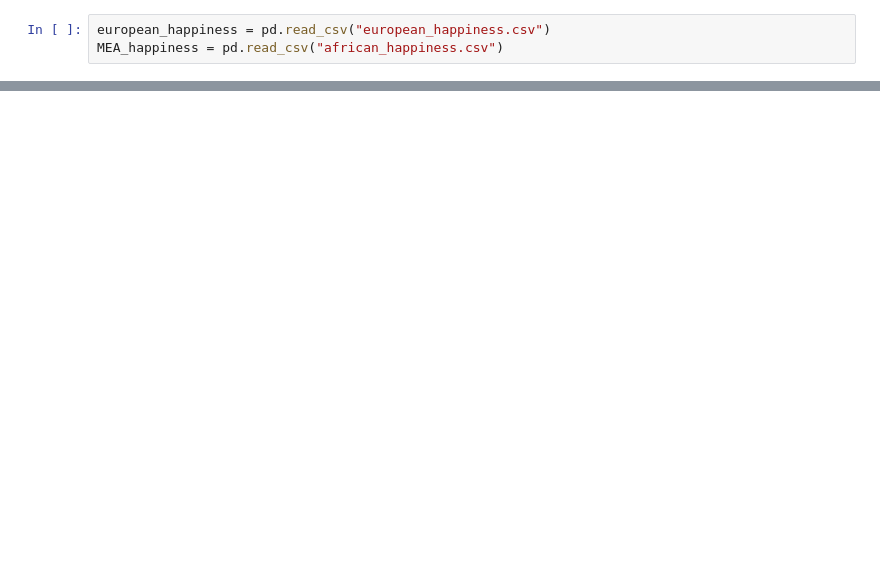
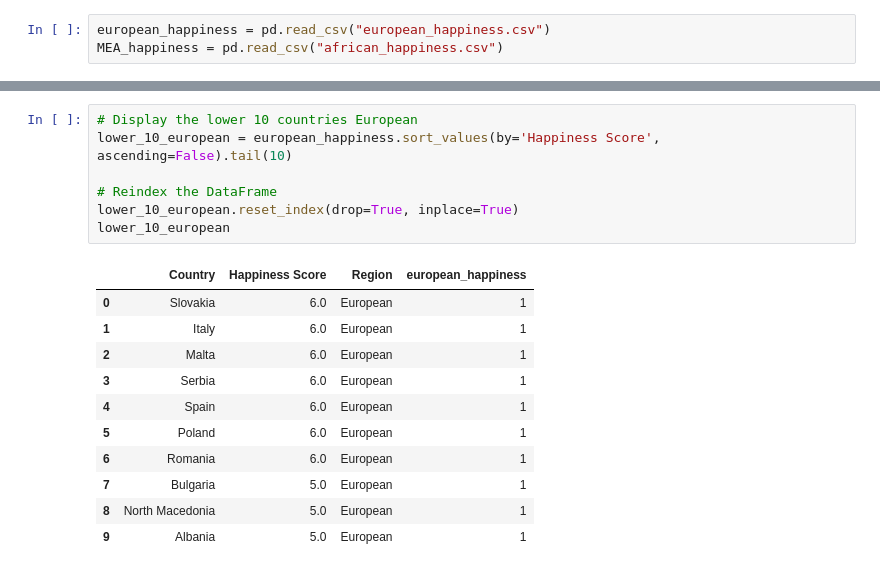
Before and after one commit to TimoLischke/sql-database, a Jupyter notebook: africa_european_happiness.ipynb, the cells around one changed output, grey strips where cells are left out. Saved outputs shown, nothing was run; the diff lists cells and outputs as text; blank space fills up the shorter version.

```diff
--- a/africa_european_happiness.ipynb
+++ b/africa_european_happiness.ipynb
@@ -27,0 +69,19 @@ european_happiness
+# %%
+# Display the lower 10 countries European
+lower_10_european = european_happiness.sort_values(by='Happiness Score', ascending=False).tail(10)
+
+# Reindex the DataFrame
+lower_10_european.reset_index(drop=True, inplace=True)
+lower_10_european
+# %% [output]
+|  | Country | Happiness Score | Region | european_happiness |
+| 0 | Slovakia | 6.0 | European | 1 |
+| 1 | Italy | 6.0 | European | 1 |
+| 2 | Malta | 6.0 | European | 1 |
+| 3 | Serbia | 6.0 | European | 1 |
+| 4 | Spain | 6.0 | European | 1 |
+| 5 | Poland | 6.0 | European | 1 |
+| 6 | Romania | 6.0 | European | 1 |
+| 7 | Bulgaria | 5.0 | European | 1 |
+| 8 | North Macedonia | 5.0 | European | 1 |
+| 9 | Albania | 5.0 | European | 1 |
```
Also changed, not shown: parts of 20 cells of this notebook, 2 other files.
